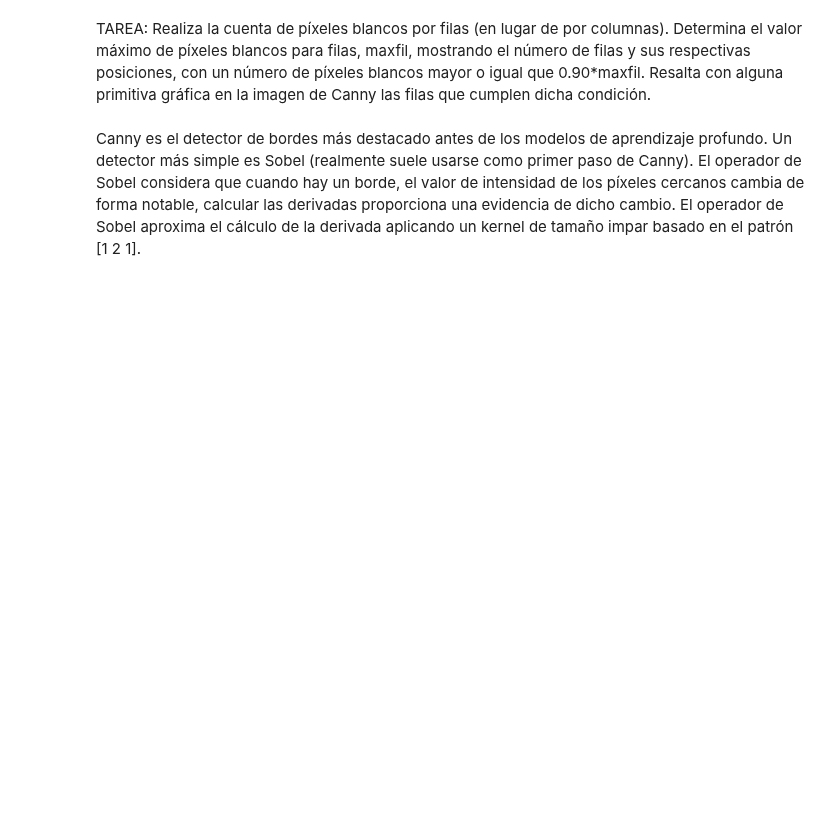
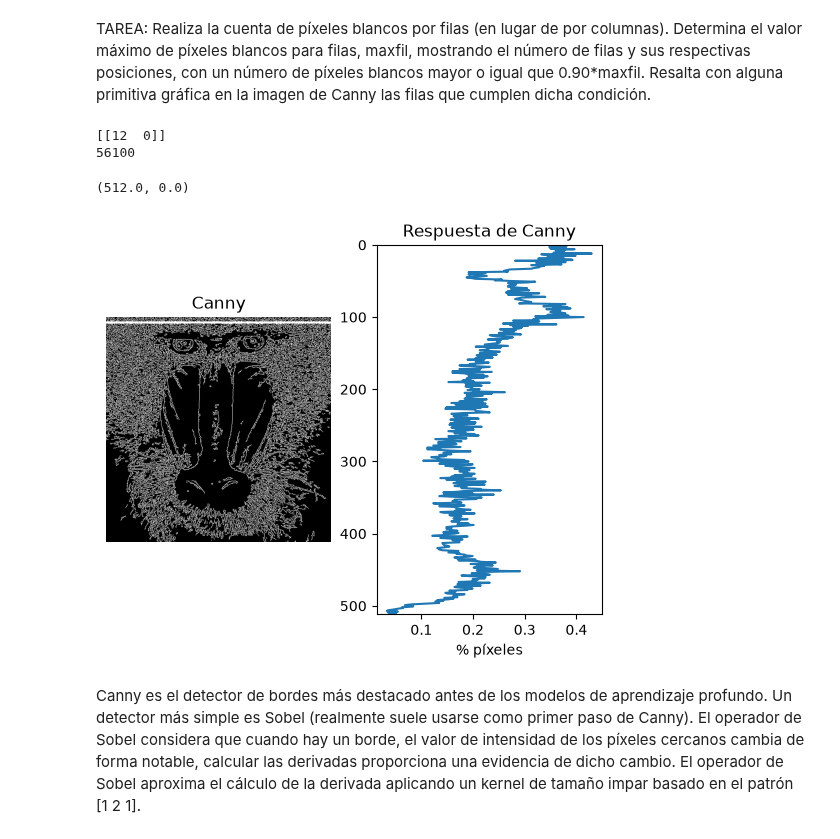
Before and after one commit to xAraelx/VC, a Jupyter notebook: P2/VC_P2.ipynb, the cells around one changed output. Cells and saved outputs as stored; diff of their text form; code cells hidden in the pictures; blank space fills up the shorter version.

```diff
--- a/P2/VC_P2.ipynb
+++ b/P2/VC_P2.ipynb
@@ -135,5 +151,40 @@ plt.xlim([0, canny.shape[1]])
 # %% [markdown]
 TAREA: Realiza la cuenta de píxeles blancos por filas (en lugar de por columnas). Determina el valor máximo de píxeles blancos para filas, maxfil, mostrando el número de filas y sus respectivas posiciones, con un número de píxeles blancos mayor o igual que 0.90*maxfil. Resalta con alguna primitiva gráfica en la imagen de Canny las filas que cumplen dicha condición.
+# %%
+#El contenido de la imagen resultado de Canny, son valores 0 o 255, lo compruebas al descomentar
+#print(canny)
+#Cuenta el número de píxeles blancos (255) por columna
+#Suma los valores de los pixeles por columna
+row_counts = cv2.reduce(canny, 1, cv2.REDUCE_SUM, dtype=cv2.CV_32SC1)
+
+#Normaliza en base al número de filas, primer valor devuelto por shape, y al valor máximo del píxel (255)
+#El resultado será el número de píxeles blancos por columna
+rows = np.copy(row_counts[:, 0] / (255 * canny.shape[1]))
+
+max_rows = np.argwhere(row_counts == row_counts.max())
+max_val = row_counts[max_rows[0][0], max_rows[0][1]]
+cv2.rectangle(canny, (0, max_rows[0][0]-1), (512, max_rows[0][0]+1), (255,0,0), 2)
+print(max_val)
+
+#Muestra dicha cuenta gráficamente
+plt.figure()
+plt.subplot(1, 2, 1)
+plt.axis("off")
+plt.title("Canny")
+plt.imshow(canny, cmap='gray')
+
+plt.subplot(1, 2, 2)
+plt.title("Respuesta de Canny")
+plt.ylabel("Filas")
+plt.xlabel("% píxeles")
+plt.plot(rows, range(canny.shape[0]))
+#Rango en x definido por las columnas
+plt.ylim([canny.shape[0],0])
+# %% [output]
+[[12  0]]
+56100
+(512.0, 0.0)
+[figure, added]
 # %% [markdown]
 Canny es el detector de bordes más destacado antes de los modelos de aprendizaje profundo. Un detector más simple es Sobel (realmente suele usarse como primer paso de Canny).
 El operador de Sobel considera que cuando hay un borde, el valor de intensidad de los píxeles cercanos cambia de forma notable, calcular las derivadas proporciona una evidencia de dicho cambio. El operador de Sobel aproxima el cálculo de la derivada aplicando un kernel de tamaño impar basado en el patrón [1 2 1].
```
Also changed, not shown: parts of 11 cells of this notebook.
